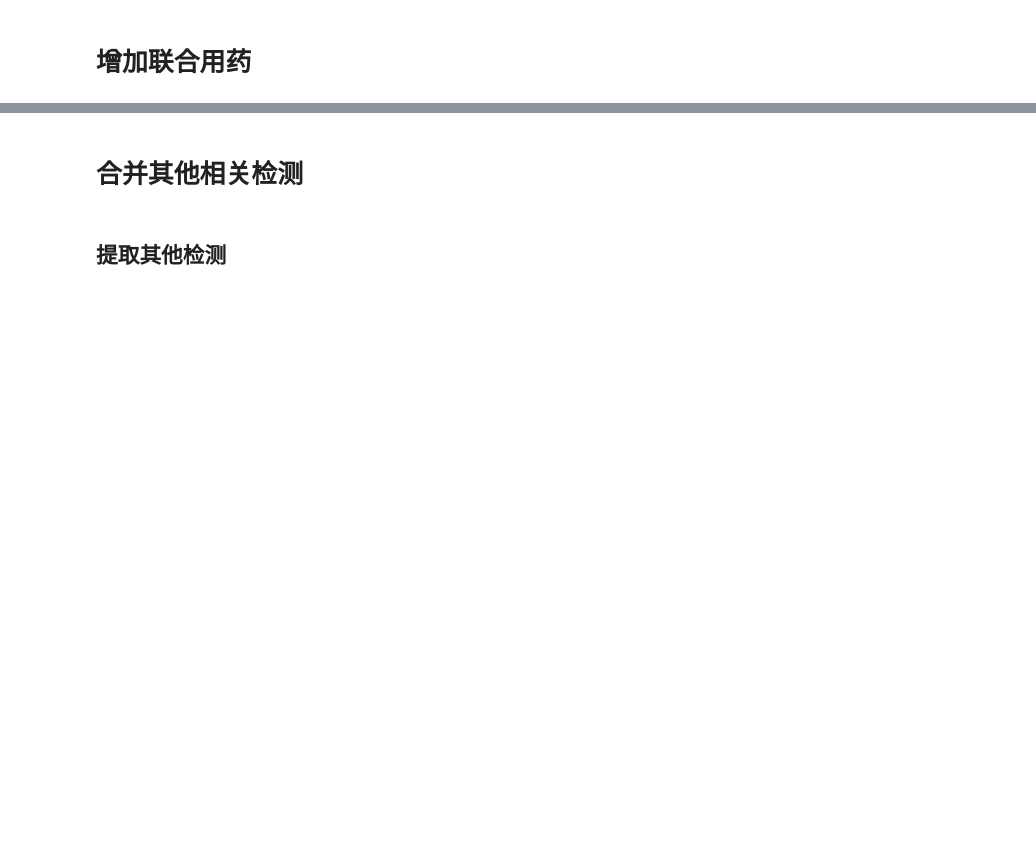
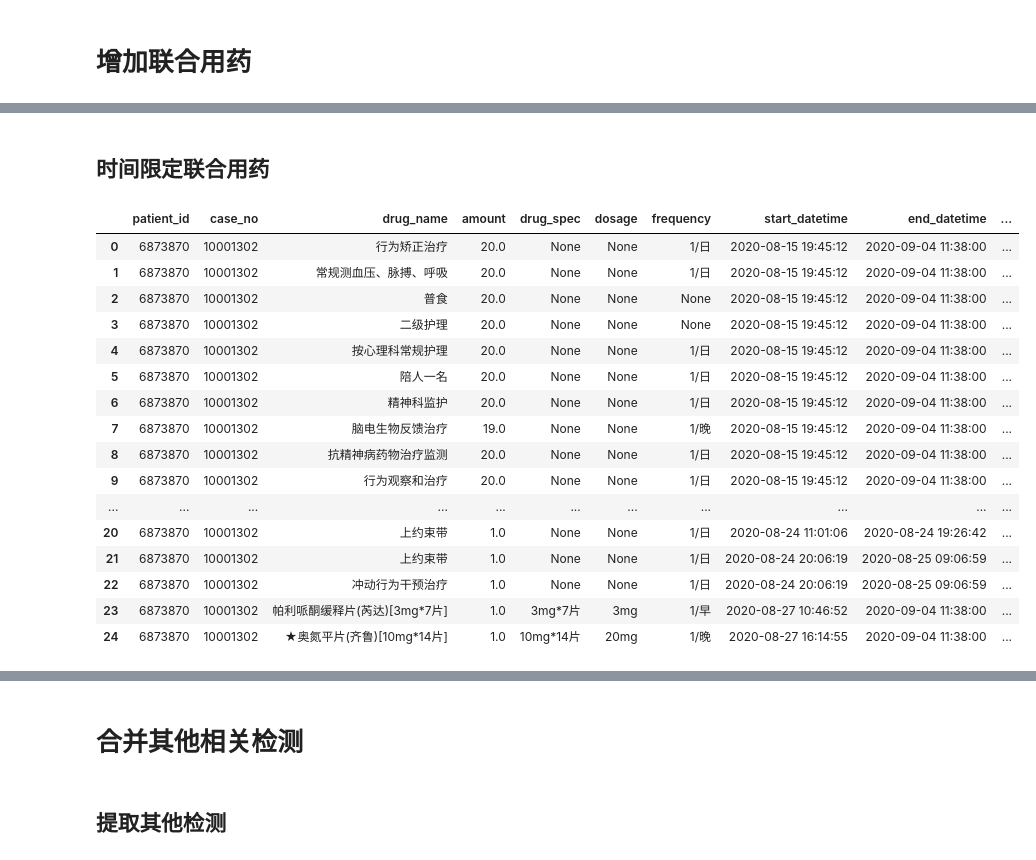
Before and after one commit to yuyongsheng1990/VPA_southern_hospital, a Jupyter notebook: data_process.ipynb, the cells around one changed output, grey strips where cells are left out. Drawn from its saved outputs; the diff is of its cells as text; code cells hidden in the pictures; blank space fills up the shorter version.

```diff
--- a/data_process.ipynb
+++ b/data_process.ipynb
@@ -1059,7 +1059,7 @@ for i in drug_vancomycin_5.case_no.unique():
 
                 temp_l.append(temp_long)
 
-drug_vancomycin_6 = pd.concat(temp_l,axis=0).reset_index(drop=True)
-drug_vancomycin_6['日剂量']=drug_vancomycin_6['日剂量'].apply(lambda x: round(x,2))
+df_VPA_modification = pd.concat(temp_l,axis=0).reset_index(drop=True)
+df_VPA_modification['日剂量']=df_VPA_modification['日剂量'].apply(lambda x: round(x,2))
 del temp_l
 # %%
@@ -1918 +1954,23 @@ df_drug_other=df_drug_other.reset_index(drop=True)
+# %% [markdown]
+## 时间限定联合用药
+# %%
+temp
+# %% [output]
+|  | patient_id | case_no | drug_name | amount | drug_spec | dosage | frequency | start_datetime | end_datetime | ... |
+| 0 | 6873870 | 10001302 | 行为矫正治疗 | 20.0 | None | None | 1/日 | 2020-08-15 19:45:12 | 2020-09-04 11:38:00 | ... |
+| 1 | 6873870 | 10001302 | 常规测血压、脉搏、呼吸 | 20.0 | None | None | 1/日 | 2020-08-15 19:45:12 | 2020-09-04 11:38:00 | ... |
+| 2 | 6873870 | 10001302 | 普食 | 20.0 | None | None | None | 2020-08-15 19:45:12 | 2020-09-04 11:38:00 | ... |
+| 3 | 6873870 | 10001302 | 二级护理 | 20.0 | None | None | None | 2020-08-15 19:45:12 | 2020-09-04 11:38:00 | ... |
+| 4 | 6873870 | 10001302 | 按心理科常规护理 | 20.0 | None | None | 1/日 | 2020-08-15 19:45:12 | 2020-09-04 11:38:00 | ... |
+| 5 | 6873870 | 10001302 | 陪人一名 | 20.0 | None | None | 1/日 | 2020-08-15 19:45:12 | 2020-09-04 11:38:00 | ... |
+| 6 | 6873870 | 10001302 | 精神科监护 | 20.0 | None | None | 1/日 | 2020-08-15 19:45:12 | 2020-09-04 11:38:00 | ... |
+| 7 | 6873870 | 10001302 | 脑电生物反馈治疗 | 19.0 | None | None | 1/晚 | 2020-08-15 19:45:12 | 2020-09-04 11:38:00 | ... |
+| 8 | 6873870 | 10001302 | 抗精神病药物治疗监测 | 20.0 | None | None | 1/日 | 2020-08-15 19:45:12 | 2020-09-04 11:38:00 | ... |
+| 9 | 6873870 | 10001302 | 行为观察和治疗 | 20.0 | None | None | 1/日 | 2020-08-15 19:45:12 | 2020-09-04 11:38:00 | ... |
+| ... | ... | ... | ... | ... | ... | ... | ... | ... | ... | ... |
+| 20 | 6873870 | 10001302 | 上约束带 | 1.0 | None | None | 1/日 | 2020-08-24 11:01:06 | 2020-08-24 19:26:42 | ... |
+| 21 | 6873870 | 10001302 | 上约束带 | 1.0 | None | None | 1/日 | 2020-08-24 20:06:19 | 2020-08-25 09:06:59 | ... |
+| 22 | 6873870 | 10001302 | 冲动行为干预治疗 | 1.0 | None | None | 1/日 | 2020-08-24 20:06:19 | 2020-08-25 09:06:59 | ... |
+| 23 | 6873870 | 10001302 | 帕利哌酮缓释片(芮达)[3mg*7片] | 1.0 | 3mg*7片 | 3mg | 1/早 | 2020-08-27 10:46:52 | 2020-09-04 11:38:00 | ... |
+| 24 | 6873870 | 10001302 | ★奥氮平片(齐鲁)[10mg*14片] | 1.0 | 10mg*14片 | 20mg | 1/晚 | 2020-08-27 16:14:55 | 2020-09-04 11:38:00 | ... |
 # %%
```
Also changed, not shown: parts of 74 cells of this notebook.
